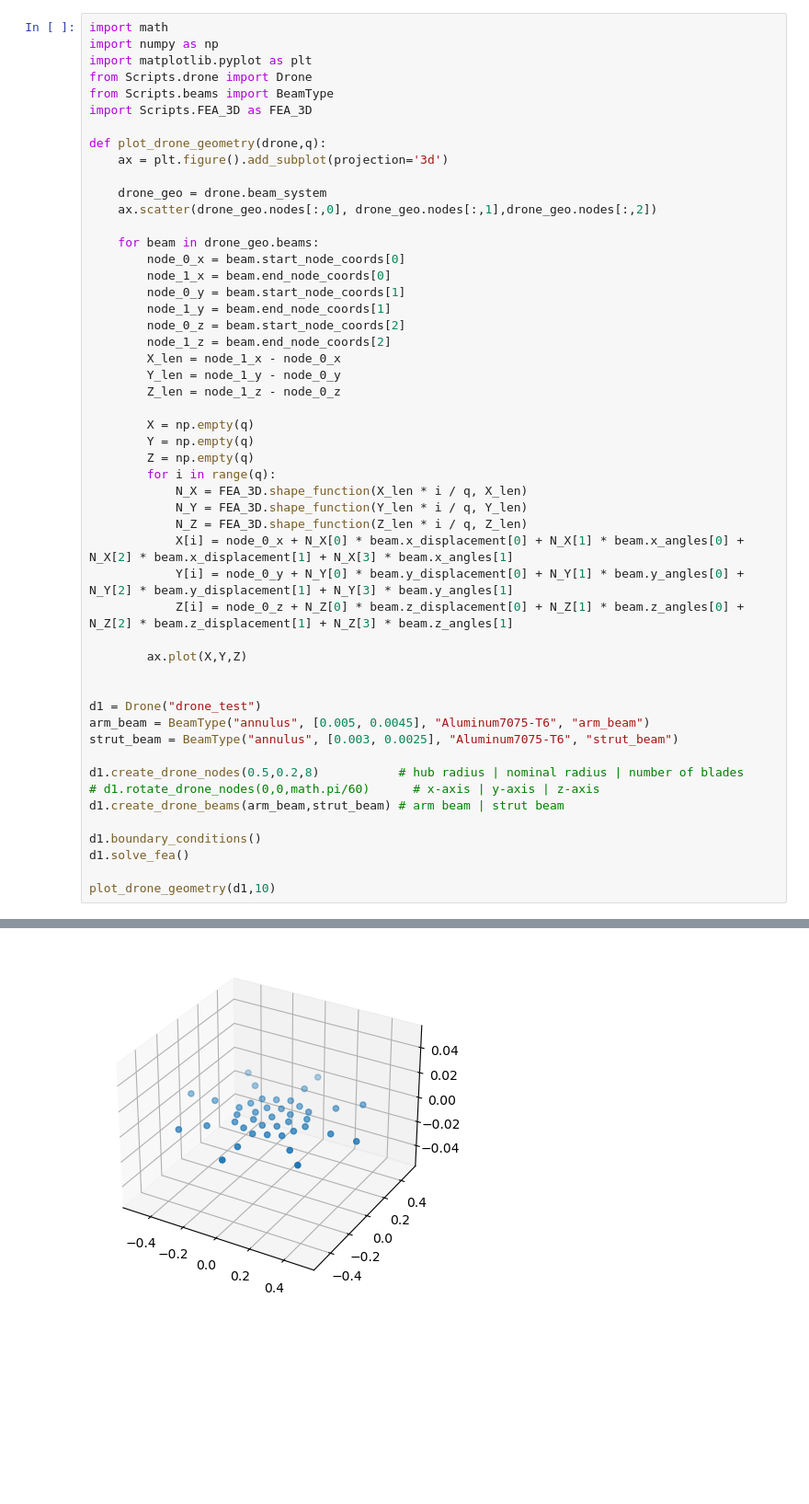
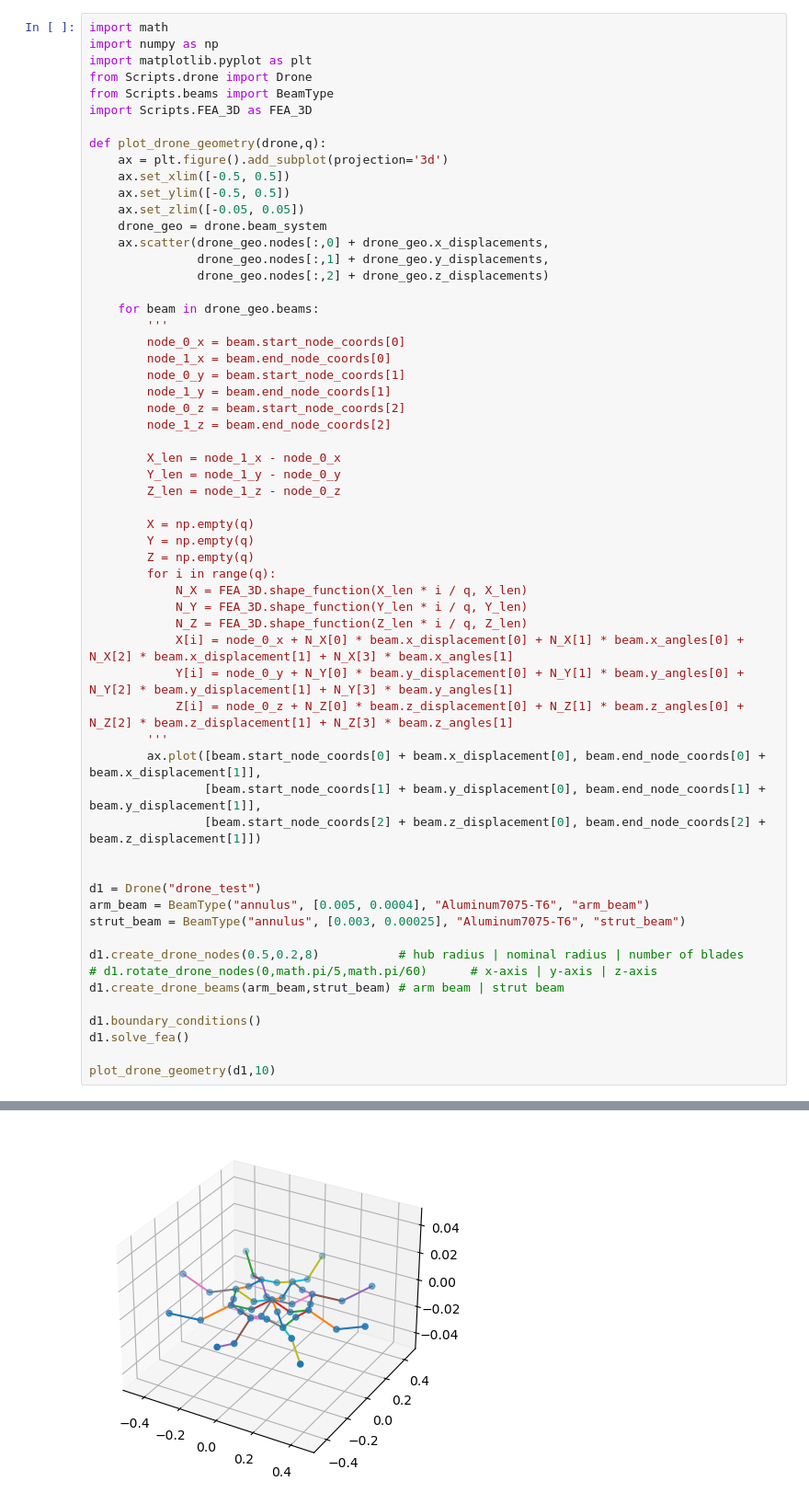
Before and after one commit to NathanielHargan/UAV_Optimization, a Jupyter notebook: PlotDrone3D.ipynb, the cells around one changed output, grey strips where cells are left out. Shown: that part at 92% size. Drawn from its saved outputs; the diff is of its cells as text; blank space fills up the shorter version.

```diff
--- a/PlotDrone3D.ipynb
+++ b/PlotDrone3D.ipynb
@@ -8,17 +8,23 @@ import Scripts.FEA_3D as FEA_3D
 
 def plot_drone_geometry(drone,q):
     ax = plt.figure().add_subplot(projection='3d')
-
+    ax.set_xlim([-0.5, 0.5])
+    ax.set_ylim([-0.5, 0.5])
+    ax.set_zlim([-0.05, 0.05])
     drone_geo = drone.beam_system
-    ax.scatter(drone_geo.nodes[:,0], drone_geo.nodes[:,1],drone_geo.nodes[:,2])
+    ax.scatter(drone_geo.nodes[:,0] + drone_geo.x_displacements,
+               drone_geo.nodes[:,1] + drone_geo.y_displacements,
+               drone_geo.nodes[:,2] + drone_geo.z_displacements)
 
     for beam in drone_geo.beams:
+        '''
         node_0_x = beam.start_node_coords[0]
         node_1_x = beam.end_node_coords[0]
         node_0_y = beam.start_node_coords[1]
         node_1_y = beam.end_node_coords[1]
         node_0_z = beam.start_node_coords[2]
         node_1_z = beam.end_node_coords[2]
+
         X_len = node_1_x - node_0_x
         Y_len = node_1_y - node_0_y
         Z_len = node_1_z - node_0_z
@@ -33,16 +39,18 @@ def plot_drone_geometry(drone,q):
             X[i] = node_0_x + N_X[0] * beam.x_displacement[0] + N_X[1] * beam.x_angles[0] + N_X[2] * beam.x_displacement[1] + N_X[3] * beam.x_angles[1]
             Y[i] = node_0_y + N_Y[0] * beam.y_displacement[0] + N_Y[1] * beam.y_angles[0] +  N_Y[2] * beam.y_displacement[1] + N_Y[3] * beam.y_angles[1]
             Z[i] = node_0_z + N_Z[0] * beam.z_displacement[0] + N_Z[1] * beam.z_angles[0] + N_Z[2] * beam.z_displacement[1] + N_Z[3] * beam.z_angles[1]
-
-        ax.plot(X,Y,Z)
+        '''
+        ax.plot([beam.start_node_coords[0] + beam.x_displacement[0], beam.end_node_coords[0] + beam.x_displacement[1]],
+                [beam.start_node_coords[1] + beam.y_displacement[0], beam.end_node_coords[1] + beam.y_displacement[1]],
+                [beam.start_node_coords[2] + beam.z_displacement[0], beam.end_node_coords[2] + beam.z_displacement[1]])
 
 
 d1 = Drone("drone_test")
-arm_beam = BeamType("annulus", [0.005, 0.0045], "Aluminum7075-T6", "arm_beam")
-strut_beam = BeamType("annulus", [0.003, 0.0025], "Aluminum7075-T6", "strut_beam")
+arm_beam = BeamType("annulus", [0.005, 0.0004], "Aluminum7075-T6", "arm_beam")
+strut_beam = BeamType("annulus", [0.003, 0.00025], "Aluminum7075-T6", "strut_beam")
 
 d1.create_drone_nodes(0.5,0.2,8)           # hub radius | nominal radius | number of blades
-# d1.rotate_drone_nodes(0,0,math.pi/60)      # x-axis | y-axis | z-axis
+# d1.rotate_drone_nodes(0,math.pi/5,math.pi/60)      # x-axis | y-axis | z-axis
 d1.create_drone_beams(arm_beam,strut_beam) # arm beam | strut beam
 
 d1.boundary_conditions()
@@ -70 +63 @@ starting the inverse
-[figure, old version]
+[figure, new version]
```
Also changed, not shown: parts of 1 cell of this notebook, 1 other file.
